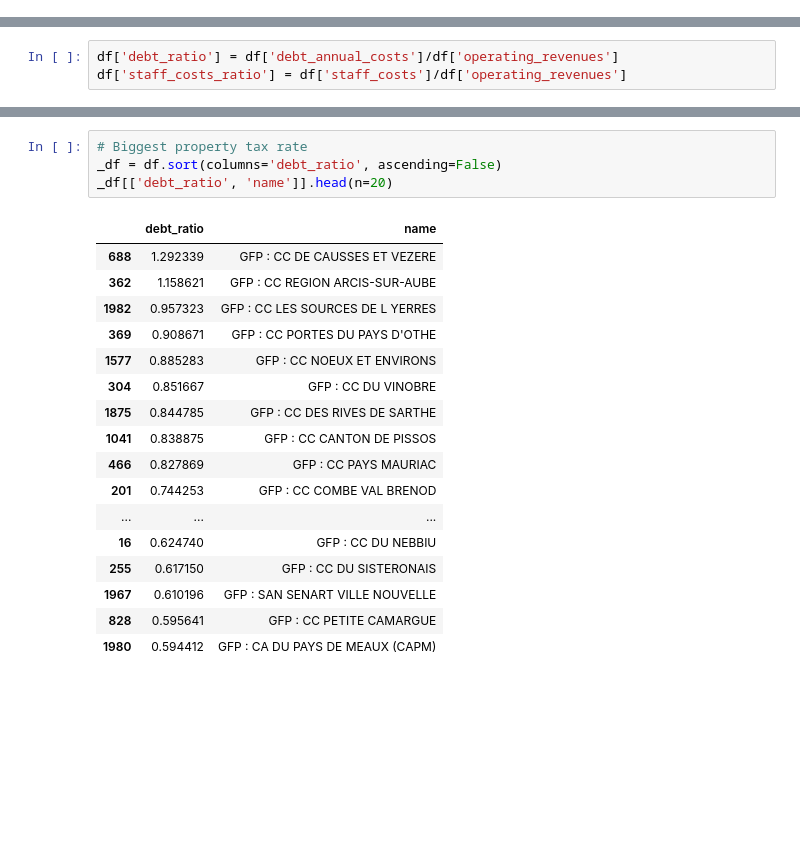
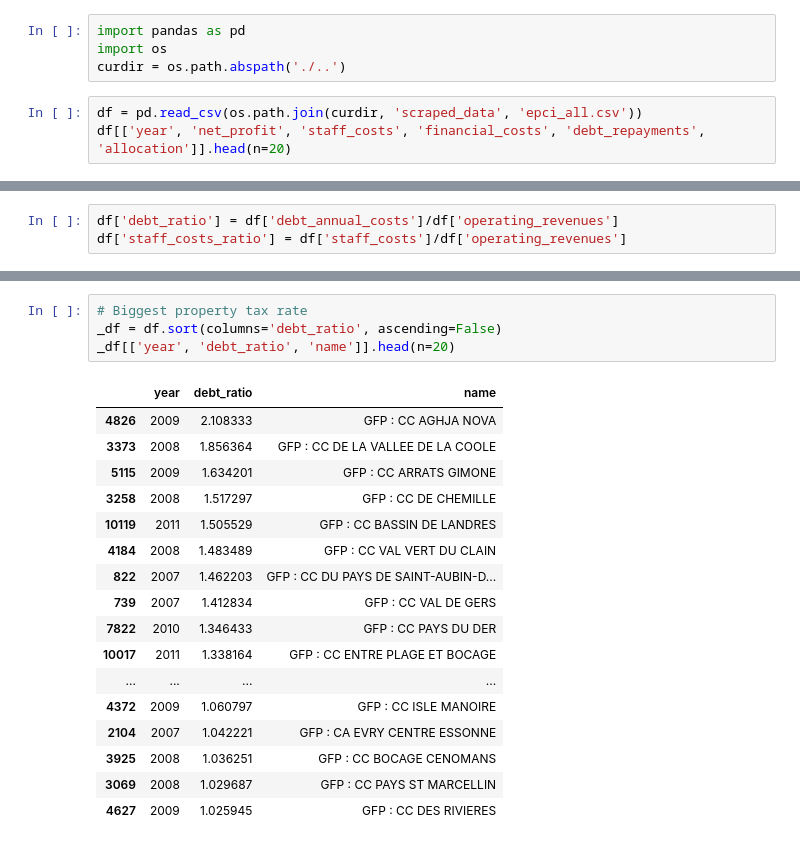
Before and after one commit to regardscitoyens/nosfinanceslocales_scraper, a Jupyter notebook: notebooks/epcidata_analysis.ipynb, the cells around one changed output, grey strips where cells are left out. Drawn from its saved outputs; the diff is of its cells as text; blank space fills up the shorter version.

```diff
--- a/notebooks/epcidata_analysis.ipynb
+++ b/notebooks/epcidata_analysis.ipynb
@@ -17,0 +10,7 @@ df = pd.DataFrame(json.load(open(os.path.join(data_dir, 'epci_2012.json'))))
+# %%
+import pandas as pd
+import os
+curdir = os.path.abspath('./..')
+# %%
+df = pd.read_csv(os.path.join(curdir, 'scraped_data', 'epci_all.csv'))
+df[['year', 'net_profit', 'staff_costs', 'financial_costs', 'debt_repayments', 'allocation']].head(n=20)
@@ -29,22 +103,22 @@ Nombre d'EPCI crawlés: 2263
 # %%
 # Biggest property tax rate
 _df = df.sort(columns='debt_ratio', ascending=False)
-_df[['debt_ratio', 'name']].head(n=20)
+_df[['year', 'debt_ratio', 'name']].head(n=20)
 # %% [output]
-|  | debt_ratio | name |
-| 688 | 1.292339 | GFP : CC DE CAUSSES ET VEZERE |
-| 362 | 1.158621 | GFP : CC REGION ARCIS-SUR-AUBE |
-| 1982 | 0.957323 | GFP : CC LES SOURCES DE L YERRES |
-| 369 | 0.908671 | GFP : CC PORTES DU PAYS D'OTHE |
-| 1577 | 0.885283 | GFP : CC NOEUX ET ENVIRONS |
-| 304 | 0.851667 | GFP : CC DU VINOBRE |
-| 1875 | 0.844785 | GFP : CC DES RIVES DE SARTHE |
-| 1041 | 0.838875 | GFP : CC CANTON DE PISSOS |
-| 466 | 0.827869 | GFP : CC PAYS MAURIAC |
-| 201 | 0.744253 | GFP : CC COMBE VAL BRENOD |
-| ... | ... | ... |
-| 16 | 0.624740 | GFP : CC DU NEBBIU |
-| 255 | 0.617150 | GFP : CC DU SISTERONAIS |
-| 1967 | 0.610196 | GFP : SAN SENART VILLE NOUVELLE |
-| 828 | 0.595641 | GFP : CC PETITE CAMARGUE |
-| 1980 | 0.594412 | GFP : CA DU PAYS DE MEAUX (CAPM) |
+|  | year | debt_ratio | name |
+| 4826 | 2009 | 2.108333 | GFP : CC AGHJA NOVA |
+| 3373 | 2008 | 1.856364 | GFP : CC DE LA VALLEE DE LA COOLE |
+| 5115 | 2009 | 1.634201 | GFP : CC ARRATS GIMONE |
+| 3258 | 2008 | 1.517297 | GFP : CC DE CHEMILLE |
+| 10119 | 2011 | 1.505529 | GFP : CC BASSIN DE LANDRES |
+| 4184 | 2008 | 1.483489 | GFP : CC VAL VERT DU CLAIN |
+| 822 | 2007 | 1.462203 | GFP : CC DU PAYS DE SAINT-AUBIN-D... |
+| 739 | 2007 | 1.412834 | GFP : CC VAL DE GERS |
+| 7822 | 2010 | 1.346433 | GFP : CC PAYS DU DER |
+| 10017 | 2011 | 1.338164 | GFP : CC ENTRE PLAGE ET BOCAGE |
+| ... | ... | ... | ... |
+| 4372 | 2009 | 1.060797 | GFP : CC ISLE MANOIRE |
+| 2104 | 2007 | 1.042221 | GFP : CA EVRY CENTRE ESSONNE |
+| 3925 | 2008 | 1.036251 | GFP : CC BOCAGE CENOMANS |
+| 3069 | 2008 | 1.029687 | GFP : CC PAYS ST MARCELLIN |
+| 4627 | 2009 | 1.025945 | GFP : CC DES RIVIERES |
```
Also changed, not shown: parts of 13 cells of this notebook.
